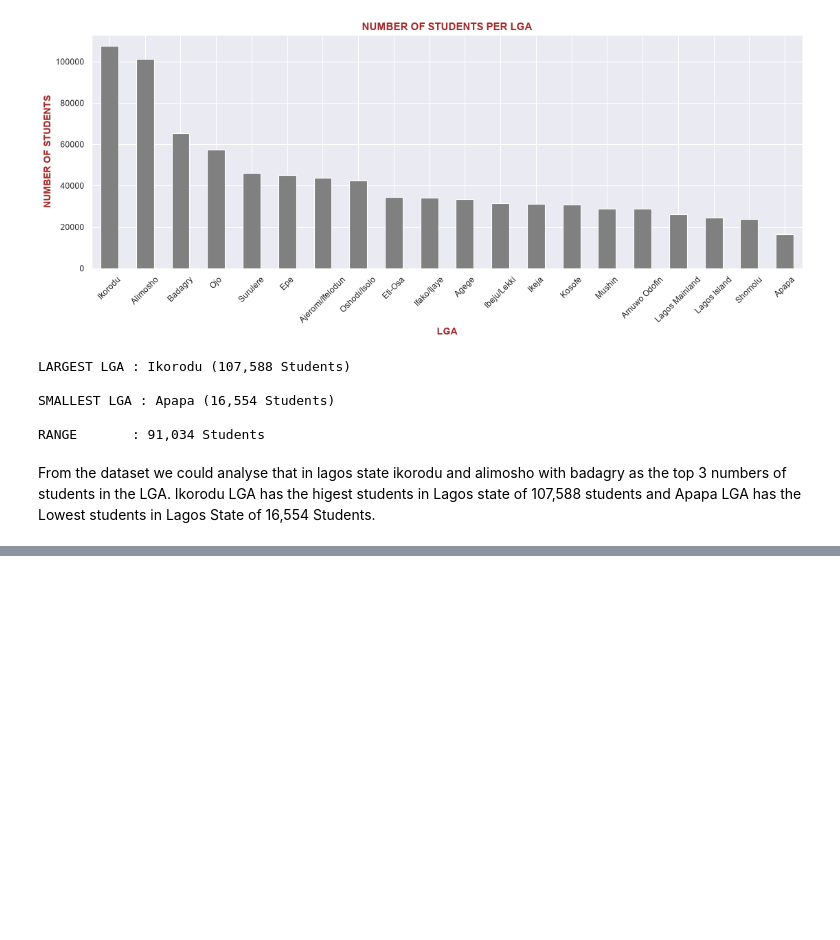
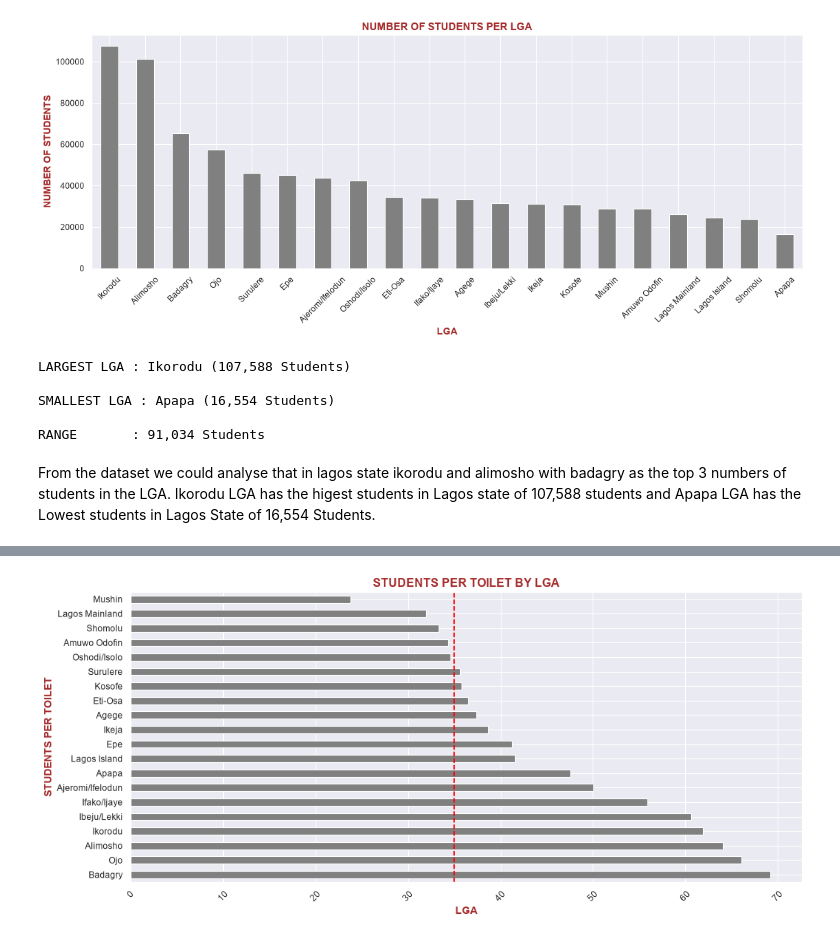
Before and after one commit to ENNILOIS/Education_Resources_Gap_Intelligence, a Jupyter notebook: EDA.ipynb, the cells around one changed output, grey strips where cells are left out. Cells and saved outputs as stored; diff of their text form; code cells hidden in the pictures; blank space fills up the shorter version.

```diff
--- a/EDA.ipynb
+++ b/EDA.ipynb
@@ -215,0 +315,18 @@ ax.set_ylabel("STUDENTS PER CLASSROOM", )
+# %%
+# WHICH LGAs LACK TOILETS?
+# WHAT TO LOOKS AT - Learner_Toilet_Ratio vs standard 30(Universal Basic Education)
+
+Toilets = rank_df.groupby("LGA")["Learner_Toilet_Ratio"].mean().sort_values(ascending=False)
+
+fig, ax = plt.subplots(figsize=(13, 6))
+Toilets.plot(kind="barh", color="gray", ax=ax)
+ax.set_title("STUDENTS PER TOILET BY LGA", fontsize=14, fontweight="bold", color="brown")
+ax.set_xlabel("LGA", fontweight="bold", color="brown")
+ax.set_ylabel("STUDENTS PER TOILET", fontweight="bold", color="brown")
+ax.axvline(35, color="red", linestyle="--", label="standard")
+ax.tick_params(axis="x", rotation=45)
+
+plt.tight_layout()
+plt.show()
+# %% [output]
+[figure, added]
```
Also changed, not shown: parts of 20 cells of this notebook, 1 other file.
